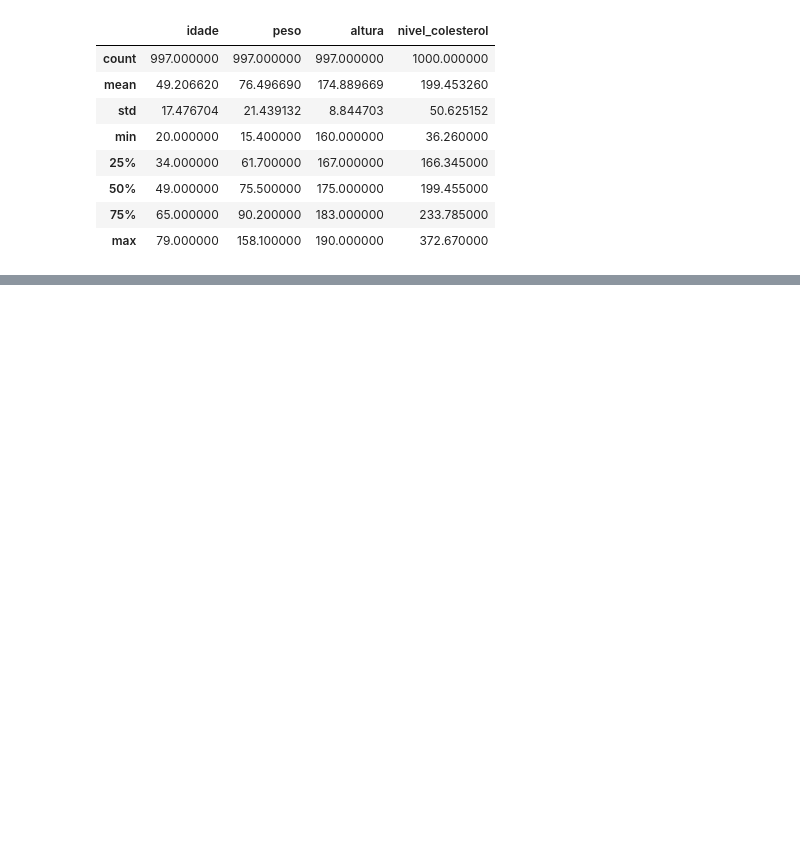
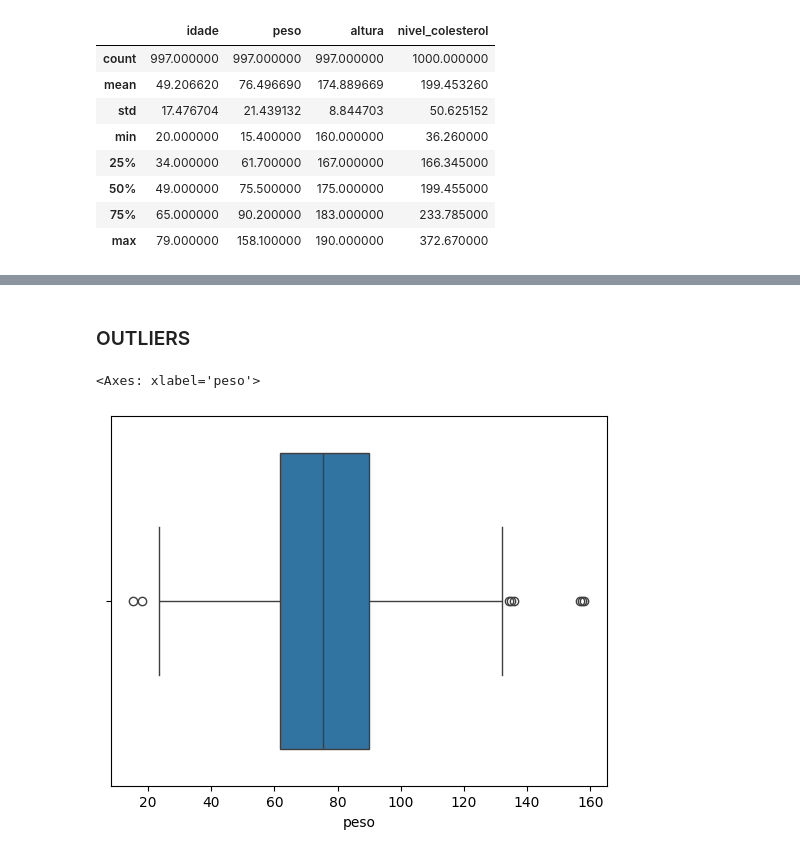
Before and after one commit to danieuuul/ia_multiple_regression, a Jupyter notebook: model_colesterol.ipynb, the cells around one changed output, grey strips where cells are left out. Drawn from its saved outputs; the diff is of its cells as text; code cells hidden in the pictures; blank space fills up the shorter version.

```diff
--- a/model_colesterol.ipynb
+++ b/model_colesterol.ipynb
@@ -44,17 +51,26 @@ df_colesterol_eda.describe()
 | max | 79.000000 | 158.100000 | 190.000000 | 372.670000 |
 # %%
 # Getting mode of categorical variables
-
 # creating a dictionary
 
 grupo_sanguineo_mode = df_colesterol['grupo_sanguineo'].mode()[0]
 fumante_mode = df_colesterol['fumante'].mode()[0]
 nivel_atividade_fisica_mode = df_colesterol['nivel_atividade_fisica'].mode()[0]
 
+# Getting median from numerical variables
+
+idade_median = df_colesterol['idade'].median()
+peso_median = df_colesterol['peso'].median()
+altura_median = df_colesterol['altura'].median()
+
+# Create dictionary with these values
+
+fillna_dict = {'idade': idade_median, 'peso': peso_median, 'altura': altura_median, 'grupo_sanguineo': grupo_sanguineo_mode, 'fumante': fumante_mode, 'nivel_atividade_fisica': nivel_atividade_fisica_mode}
+
+
 # Changing null values
 
-df_colesterol_eda.fillna(columns= {'grupo_sanguineo'} ,grupo_sanguineo_mode, inplace=True)
-df_colesterol_eda['fumante'].fillna(fumante_mode, inplace=True)
-df_colesterol_eda['nivel_atividade_fisica'].fillna(nivel_atividade_fisica_mode, inplace=True)
+df_colesterol_eda.fillna(fillna_dict, inplace=True)
+
 df_colesterol_eda.isna().sum()
 # %% [output]
@@ -86,0 +85,7 @@ dtype: int64
+# %%
+# Converting 'idade' and 'altura' from float to int
+
+df_colesterol_eda['idade'] = df_colesterol_eda['idade'].astype(int)
+df_colesterol_eda['altura'] = df_colesterol_eda['altura'].astype(int)
+
+df_colesterol_eda.info()
@@ -86,0 +107,10 @@ dtype: int64
+# %% [markdown]
+### OUTLIERS
+# %%
+# Detecting ouliers
+# Using boxplot from seaborn
+
+sbs.boxplot(x='peso', data=df_colesterol_eda)
+# %% [output]
+<Axes: xlabel='peso'>
+[figure, added]
```
Also changed, not shown: parts of 52 cells of this notebook, 4 other files.
